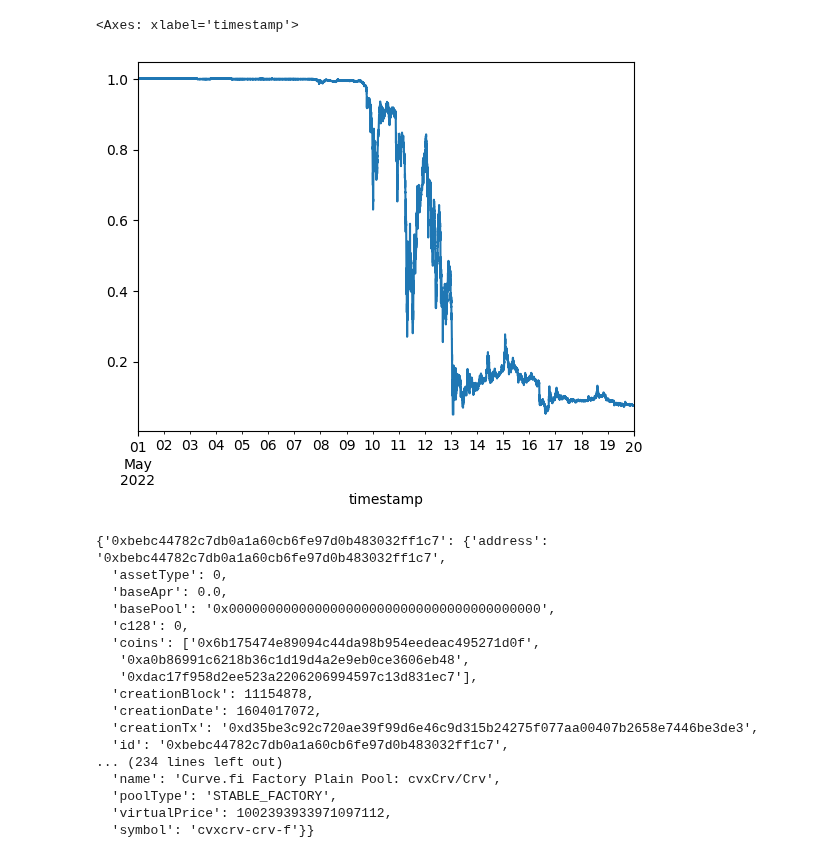
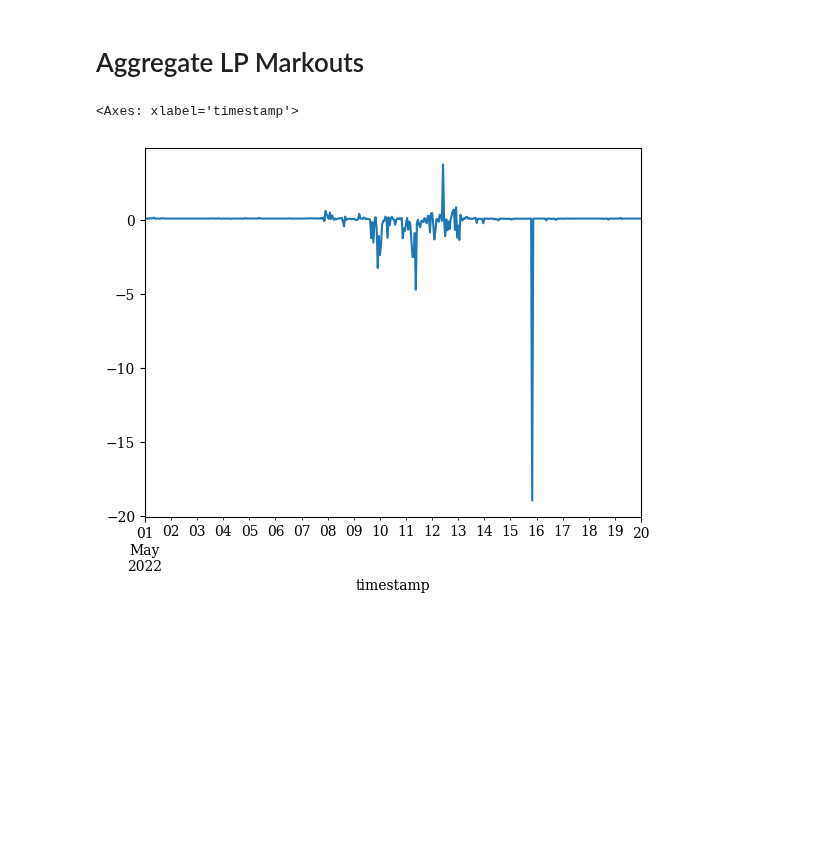
Before and after one commit to xenophonlabs/curve-lp-metrics, a Jupyter notebook: notebooks/sharks.ipynb, the cells around one changed output. Drawn from its saved outputs; the diff is of its cells as text; code cells hidden in the pictures; blank space fills up the shorter version.

```diff
--- a/notebooks/sharks.ipynb
+++ b/notebooks/sharks.ipynb
@@ -25,13 +42,12 @@ pool_metadata = datahandler.get_pool_metadata()
 metricsprocessor = MetricsProcessor(pool_metadata, token_metadata)
 # %%
 pool = "0xceaf7747579696a2f0bb206a14210e3c9e6fb269" # UST pool
-start = datetime.timestamp(datetime(2022, 5, 1))
-end = datetime.timestamp(datetime(2022, 5, 20))
+start_ts = datetime.timestamp(datetime(2022, 5, 1))
+end_ts = datetime.timestamp(datetime(2022, 5, 20))
 
-swaps_data = datahandler.get_swaps_data(pool, start, end)
+swaps_data = datahandler.get_swaps_data(pool, start_ts, end_ts)
 
-ignore = set(['0x6c3f90f043a72fa612cbac8115ee7e52bde6e490']) # metapool, ignore LP token for now
-tokens = set(swaps_data['tokenBought']) - ignore
+tokens = set(swaps_data['tokenBought']).union(set(swaps_data['tokenSold']))
 ohlcvs = {}
 for token in tokens:
-    ohlcvs[token] = datahandler.get_ohlcv_data(token, start, end)
+    ohlcvs[token] = datahandler.get_ohlcv_data(token, start_ts, end_ts)
@@ -195,25 +54,12 @@ f.show()
-# %%
-ohlcvs['0xa693b19d2931d498c5b318df961919bb4aee87a5']['close'].plot()
-# %% [output]
-<Axes: xlabel='timestamp'>
-[figure, removed]
-# %%
-pool_metadata
-# %% [output]
-{'0xbebc44782c7db0a1a60cb6fe97d0b483032ff1c7': {'address': '0xbebc44782c7db0a1a60cb6fe97d0b483032ff1c7',
-  'assetType': 0,
-  'baseApr': 0.0,
-  'basePool': '0x0000000000000000000000000000000000000000',
-  'c128': 0,
-  'coins': ['0x6b175474e89094c44da98b954eedeac495271d0f',
-   '0xa0b86991c6218b36c1d19d4a2e9eb0ce3606eb48',
-   '0xdac17f958d2ee523a2206206994597c13d831ec7'],
-  'creationBlock': 11154878,
-  'creationDate': 1604017072,
-  'creationTx': '0xd35be3c92c720ae39f99d6e46c9d315b24275f077aa00407b2658e7446be3de3',
-  'id': '0xbebc44782c7db0a1a60cb6fe97d0b483032ff1c7',
-... (234 lines left out)
-  'name': 'Curve.fi Factory Plain Pool: cvxCrv/Crv',
-  'poolType': 'STABLE_FACTORY',
-  'virtualPrice': 1002393933971097112,
-  'symbol': 'cvxcrv-crv-f'}}
+# %% [markdown]
+# Aggregate LP Markouts
+# %%
+FREQ = '1h'
+NORMALIZE = False
+STANDARDIZE = True
+
+markouts_agg = datahandler.get_pool_X('300.Markout', pool, start_ts, end_ts, FREQ, normalize=NORMALIZE, standardize=STANDARDIZE)
+markouts_agg.plot()
+# %% [output]
+<Axes: xlabel='timestamp'>
+[figure, added]
```
Also changed, not shown: parts of 27 cells of this notebook, 15 other files.
